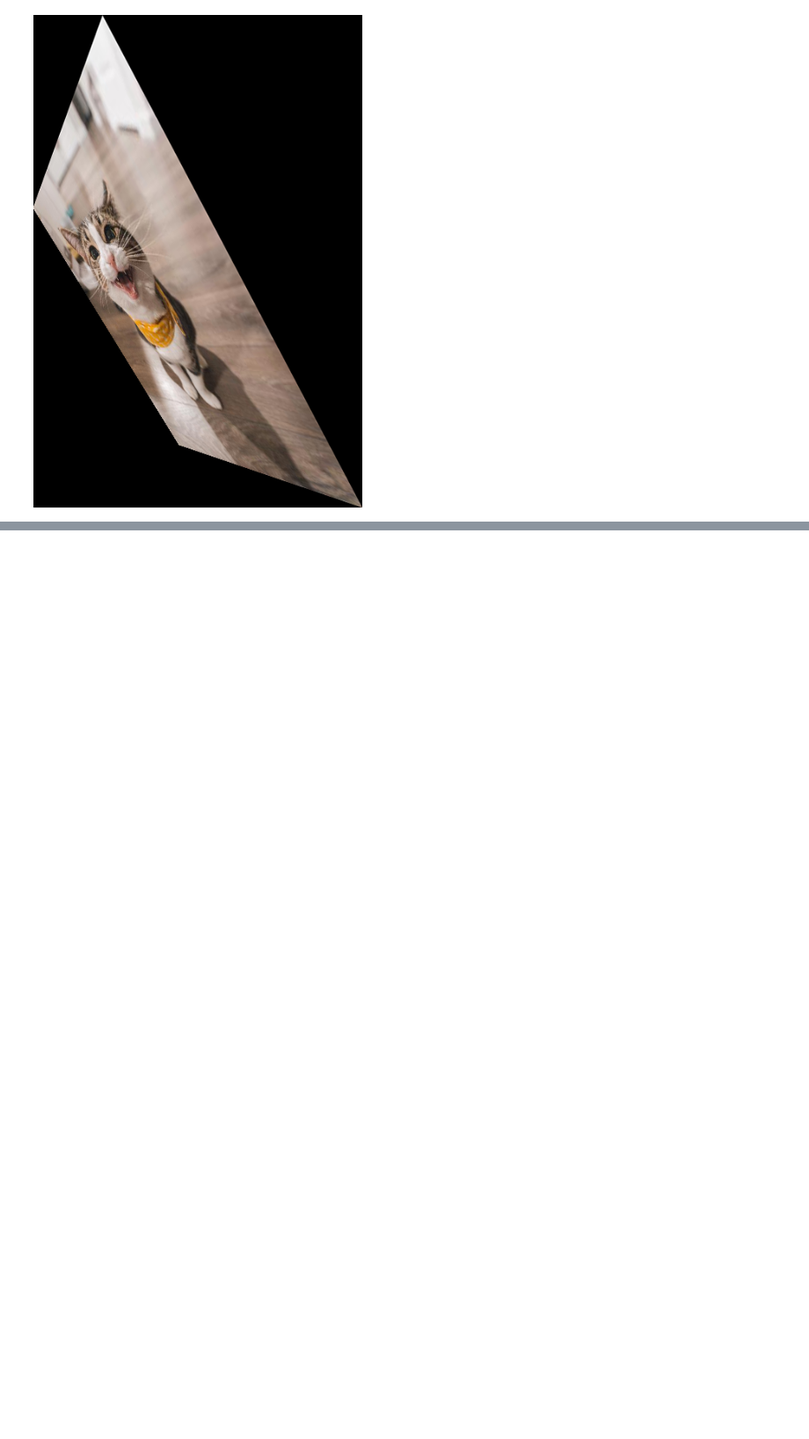
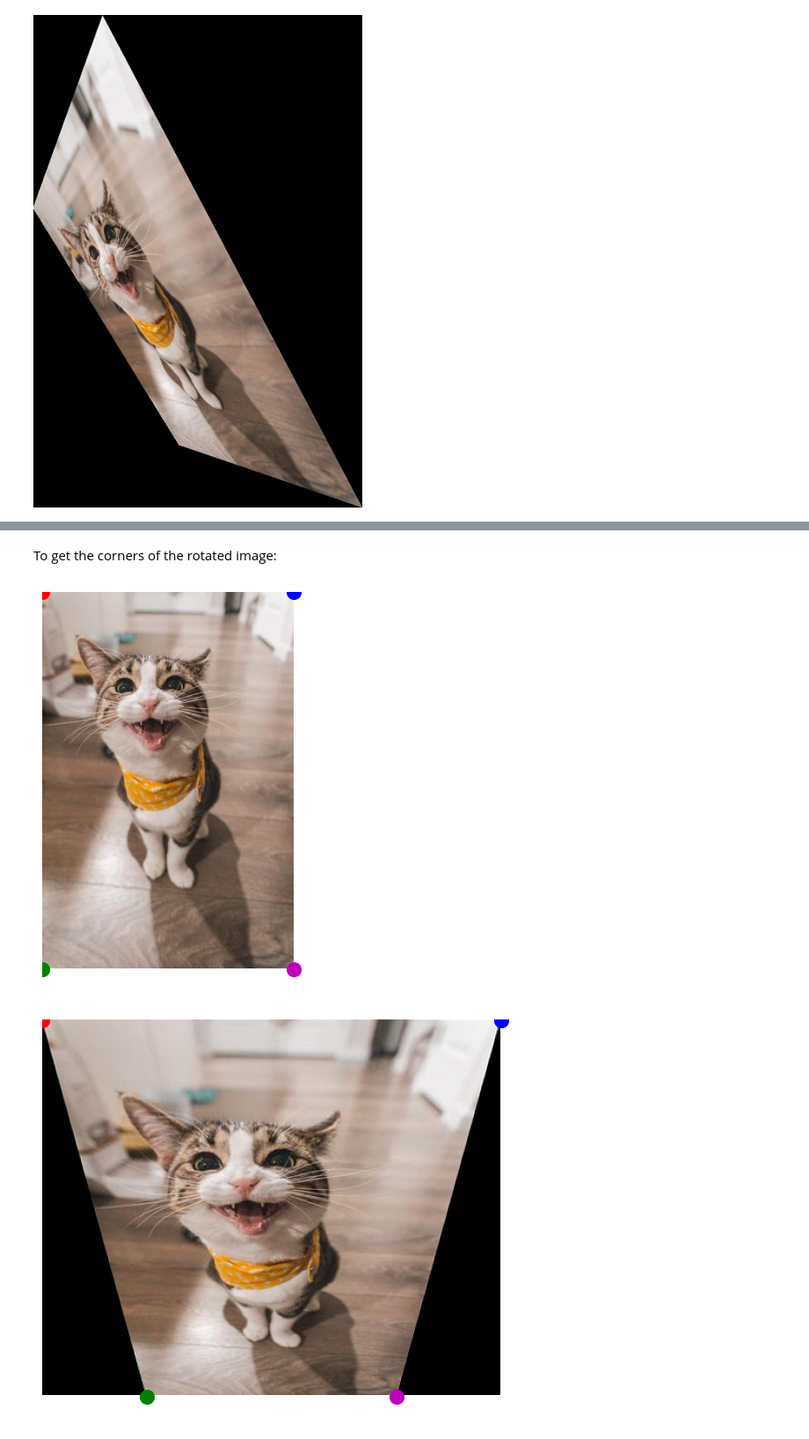
Before and after one commit to dariush-bahrami/xyzrotation, a Jupyter notebook: usage.ipynb, the cells around one changed output, grey strips where cells are left out. Shown at 88% size. Drawn from its saved outputs; the diff is of its cells as text; code cells hidden in the pictures; blank space fills up the shorter version.

```diff
--- a/usage.ipynb
+++ b/usage.ipynb
@@ -109,0 +166,31 @@ x_rotation=-45, y_rotation=-45, z_rotation=-45
+# %% [markdown]
+To get the corners of the rotated image:
+# %%
+corners = np.array(
+    [
+        [0, 0],
+        [0, original_image_size.height],
+        [original_image_size.width, 0],
+        [original_image_size.width, original_image_size.height],
+    ]
+)
+
+plt.imshow(image)
+colors = ["r", "g", "b", "m"]
+for i, (x, y) in enumerate(corners):
+    plt.scatter(x, y, c=colors[i], s=128)
+plt.axis("off")
+plt.tight_layout()
+plt.show()
+
+transformed_corners = transform_points(corners, transform_matrix)
+plt.imshow(transformed_image)
+colors = ["r", "g", "b", "m"]
+for i, (x, y) in enumerate(transformed_corners):
+    plt.scatter(x, y, c=colors[i], s=128)
+plt.axis("off")
+plt.tight_layout()
+plt.show()
+# %% [output]
+[figure, added]
+[figure, added]
```
Also changed, not shown: parts of 16 cells of this notebook.
